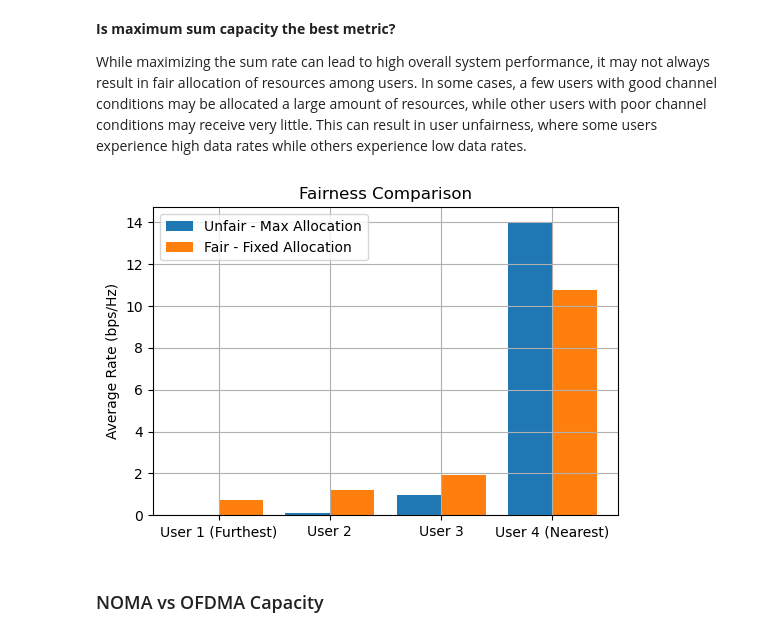
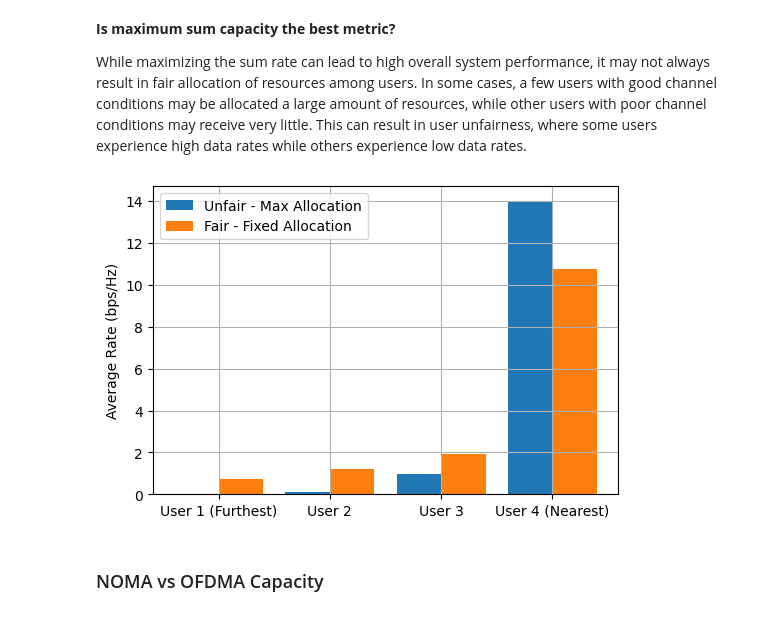
Before and after one commit to muhd-umer/comyx, a Jupyter notebook: assignments/assignment_2/noma_implementation.ipynb, the cells around one changed output. Saved outputs shown, nothing was run; the diff lists cells and outputs as text; code cells hidden in the pictures.

```diff
--- a/assignments/assignment_2/noma_implementation.ipynb
+++ b/assignments/assignment_2/noma_implementation.ipynb
@@ -190,32 +188,31 @@ _, fair_userrates = calculate_noma_rate(M, K, Pt_lin[-1], alpha, gain_mat, noise
 # %%
 # Define user labels and x positions
 user_labels = ["User 1 (Furthest)", "User 2", "User 3", "User 4 (Nearest)"]
 x_positions = np.arange(len(user_labels))
 bar_width = 0.4
 
 # Each axis of userrates is the rate of a user
 fig, ax = plt.subplots()
 rects1 = ax.bar(
     x_positions - bar_width / 2,
     unfair_userrates.mean(axis=1),
     bar_width,
     label="Unfair - Max Allocation",
 )
 rects2 = ax.bar(
     x_positions + bar_width / 2,
     fair_userrates.mean(axis=1),
     bar_width,
     label="Fair - Fixed Allocation",
 )
 plt.xticks(x_positions, user_labels)
 plt.ylabel("Average Rate (bps/Hz)")
-plt.title("Fairness Comparison")
 plt.legend()
 plt.grid()
 plt.savefig("fairness_comparison.pdf", bbox_inches="tight")
 plt.show()
 # %% [output]
-[figure, old version]
+[figure, new version]
 # %%
 # Define bandwidth allocation coefficients
 beta_ofdma = (bandwidth / M) / bandwidth  # Bandwidth per user for OFDMA
```
Also changed, not shown: parts of 8 cells of this notebook, 6 other files.
